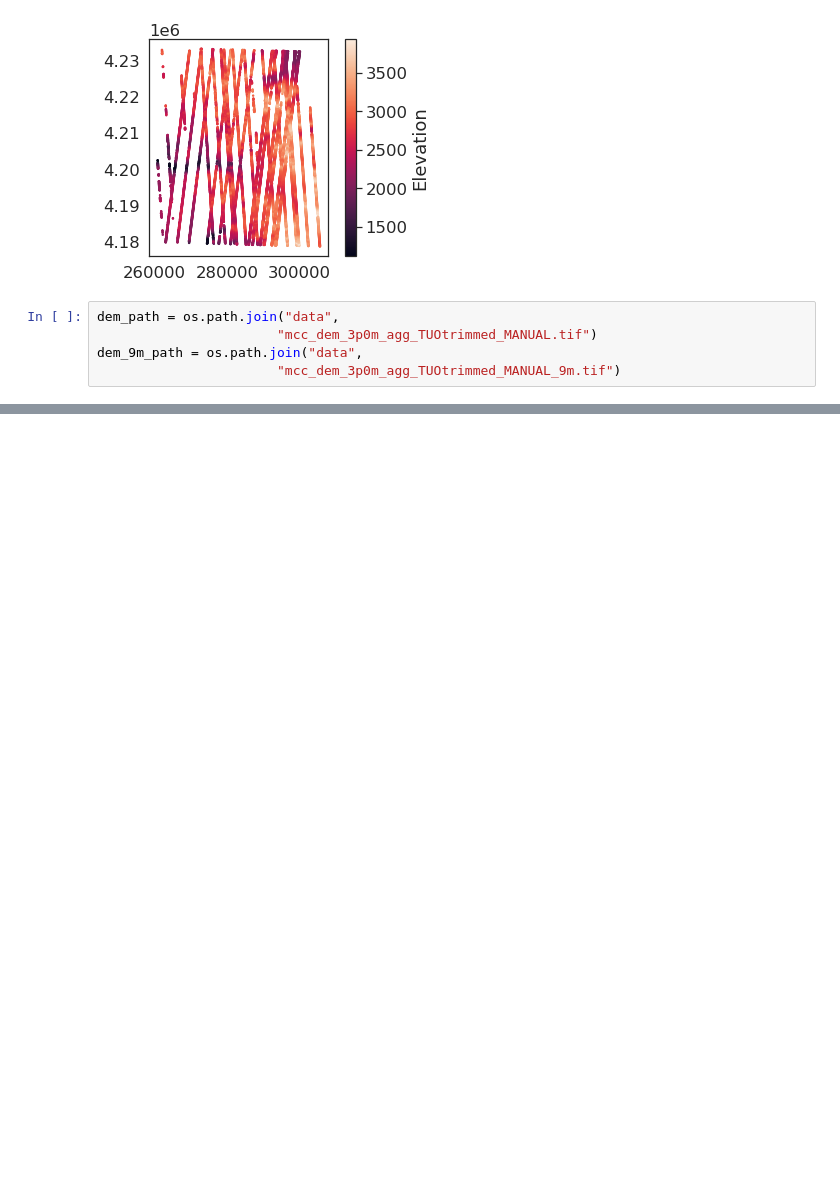
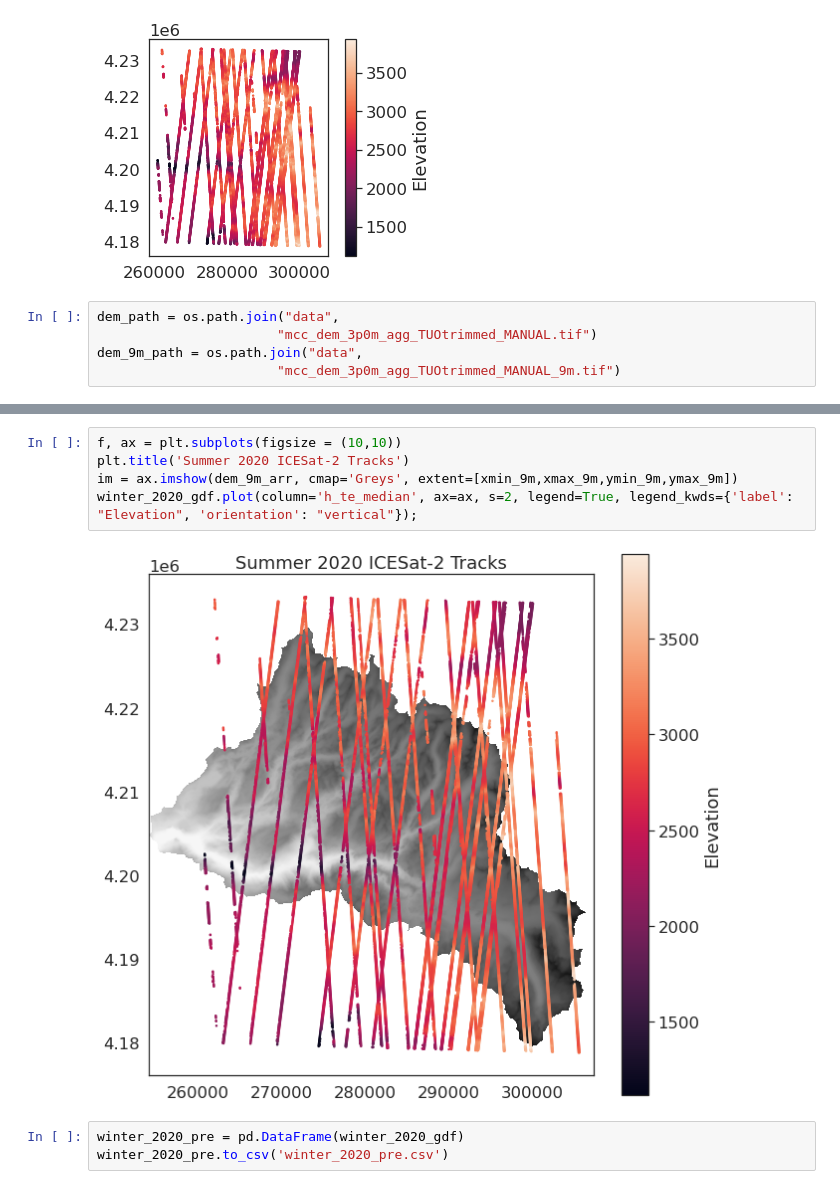
Before and after one commit to UW-GDA/ICESat-2_Snowdepth, a Jupyter notebook: Create_ICESat2_GDF_premask.ipynb, the cells around one changed output, grey strips where cells are left out. Saved outputs shown, nothing was run; the diff lists cells and outputs as text; blank space fills up the shorter version.

Commit message:
split Plot_ATL08 into two notebooks

```diff
--- a/Create_ICESat2_GDF_premask.ipynb
+++ b/Create_ICESat2_GDF_premask.ipynb
@@ -137,0 +141,10 @@ xmin_9m,ymin_9m,xmax_9m,ymax_9m = dem_9m.bounds
+# %%
+f, ax = plt.subplots(figsize = (10,10))
+plt.title('Summer 2020 ICESat-2 Tracks')
+im = ax.imshow(dem_9m_arr, cmap='Greys', extent=[xmin_9m,xmax_9m,ymin_9m,ymax_9m])
+winter_2020_gdf.plot(column='h_te_median', ax=ax, s=2, legend=True, legend_kwds={'label': "Elevation", 'orientation': "vertical"});
+# %% [output]
+[figure, added]
+# %%
+winter_2020_pre = pd.DataFrame(winter_2020_gdf)
+winter_2020_pre.to_csv('winter_2020_pre.csv')
```
Also changed, not shown: parts of 1 cell of this notebook.
